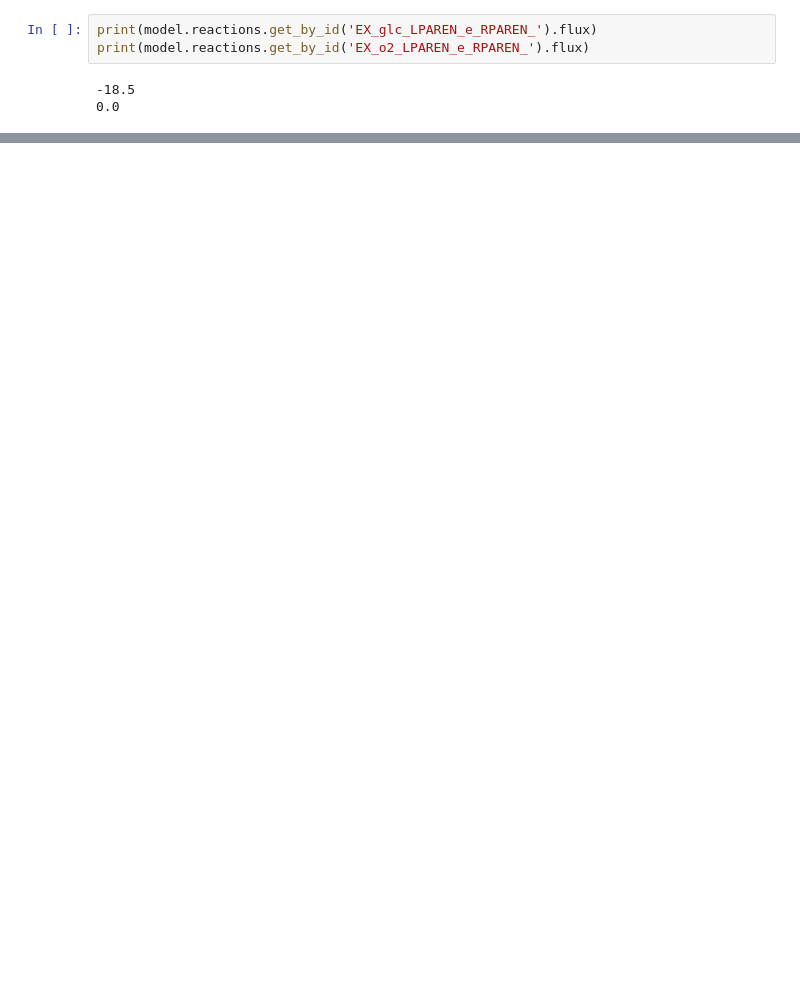
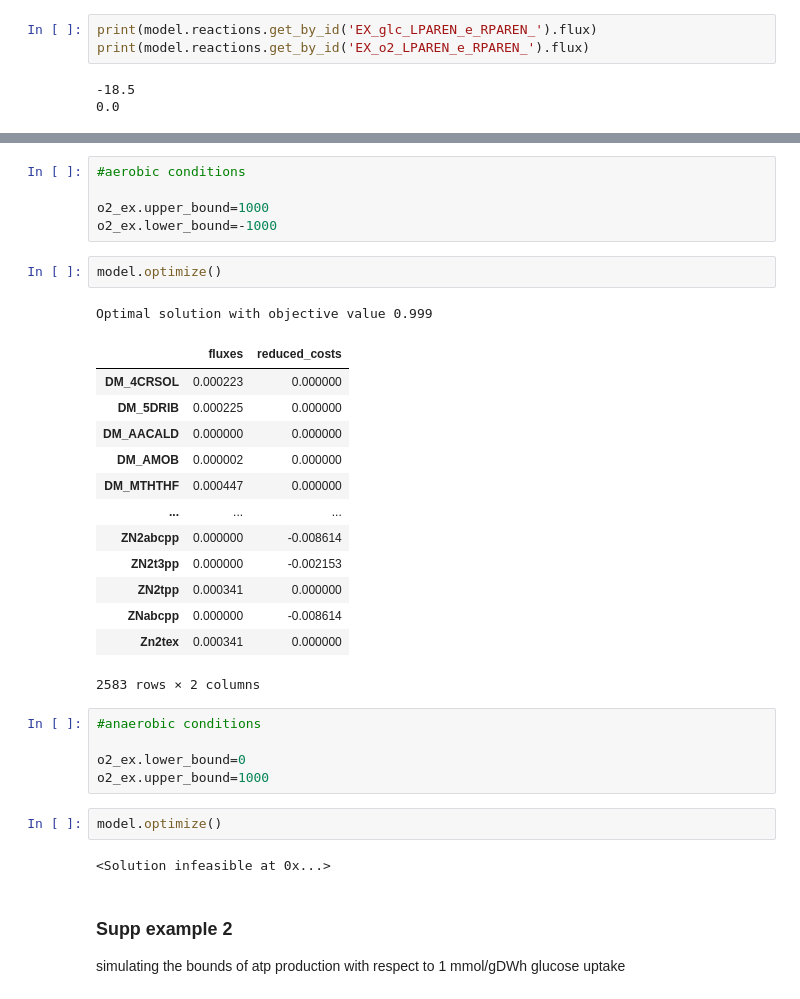
Before and after one commit to yashjonjale/iGEM-IITB, a Jupyter notebook: FBA/e_coli_sim/sim1.ipynb, the cells around one changed output, grey strips where cells are left out. Drawn from its saved outputs; the diff is of its cells as text; blank space fills up the shorter version.

```diff
--- a/FBA/e_coli_sim/sim1.ipynb
+++ b/FBA/e_coli_sim/sim1.ipynb
@@ -160,0 +184,35 @@ print(model.reactions.get_by_id('EX_o2_LPAREN_e_RPAREN_').flux)
+# %%
+#aerobic conditions
+
+o2_ex.upper_bound=1000
+o2_ex.lower_bound=-1000
+# %%
+model.optimize()
+# %% [output]
+Optimal solution with objective value 0.999
+|  | fluxes | reduced_costs |
+| DM_4CRSOL | 0.000223 | 0.000000 |
+| DM_5DRIB | 0.000225 | 0.000000 |
+| DM_AACALD | 0.000000 | 0.000000 |
+| DM_AMOB | 0.000002 | 0.000000 |
+| DM_MTHTHF | 0.000447 | 0.000000 |
+| ... | ... | ... |
+| ZN2abcpp | 0.000000 | -0.008614 |
+| ZN2t3pp | 0.000000 | -0.002153 |
+| ZN2tpp | 0.000341 | 0.000000 |
+| ZNabcpp | 0.000000 | -0.008614 |
+| Zn2tex | 0.000341 | 0.000000 |
+2583 rows × 2 columns
+# %%
+#anaerobic conditions
+
+o2_ex.lower_bound=0
+o2_ex.upper_bound=1000
+# %%
+model.optimize()
+# %% [output]
+<Solution infeasible at 0x...>
+# %% [markdown]
+### Supp example 2
+
+simulating the bounds of atp production with respect to 1 mmol/gDWh glucose uptake
```
Also changed, not shown: parts of 20 cells of this notebook, 1 other file.
